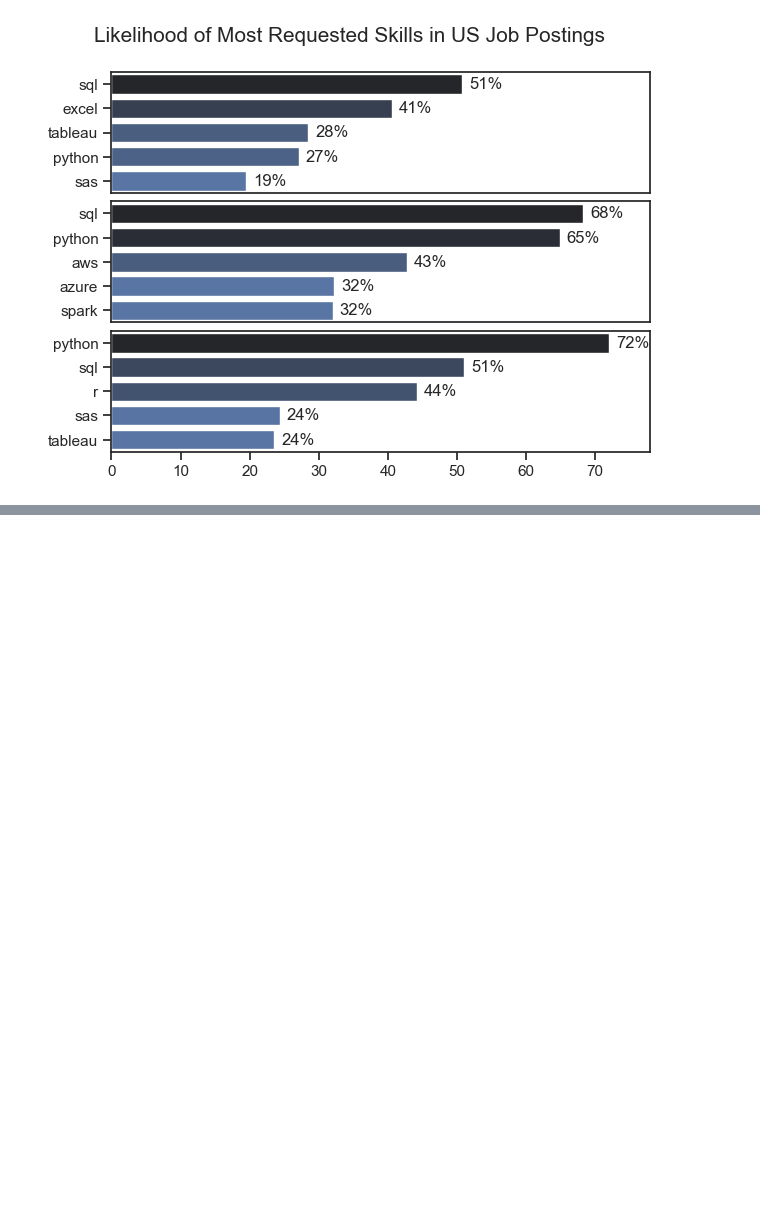
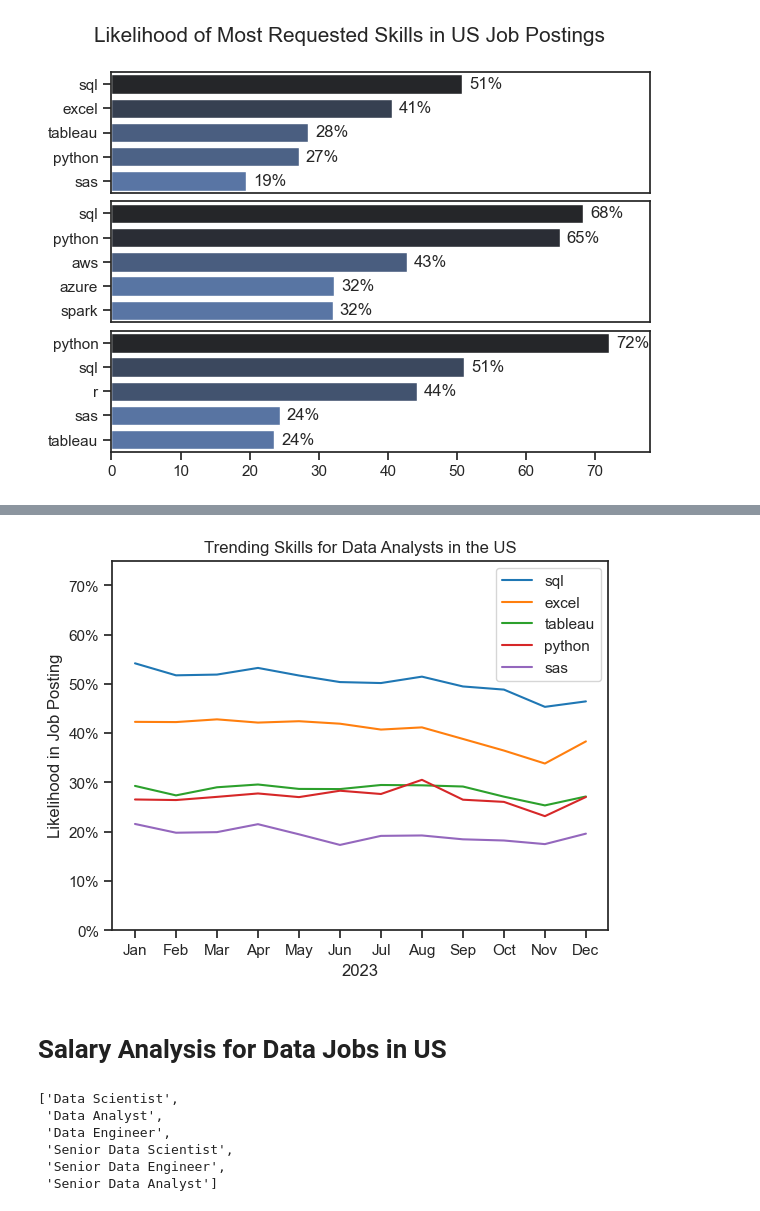
Before and after one commit to George7000/Data-Analysis-Projects, a Jupyter notebook: Python_US_Jobs_Analysis.ipynb, the cells around one changed output, grey strips where cells are left out. Cells and saved outputs as stored; diff of their text form; code cells hidden in the pictures; blank space fills up the shorter version.

Commit message:
final submit added additional graphs

```diff
--- a/Python_US_Jobs_Analysis.ipynb
+++ b/Python_US_Jobs_Analysis.ipynb
@@ -178,0 +209,5 @@ plt.show()
+# %%
+df_DA_US_pivot = df_DA_US_pivot[df_DA_US_pivot.loc['Total'].sort_values(ascending=False).index]
+
+df_DA_US_pivot = df_DA_US_pivot.drop('Total')
+df_DA_US_pivot
@@ -178,0 +230,5 @@ plt.show()
+# %%
+DA_total = df_DA_US.groupby(by='job_posted_month_no').size()
+# %%
+df_DA_US_percent = df_DA_US_pivot.div(DA_total/100, axis=0)
+df_DA_US_percent
@@ -178,0 +251,7 @@ plt.show()
+# %%
+#change month no to month name
+df_DA_US_percent = df_DA_US_percent.reset_index()
+df_DA_US_percent['job_posted_month'] = df_DA_US_percent['job_posted_month_no'].apply(lambda x: pd.to_datetime(x, format='%m').strftime('%b'))
+df_DA_US_percent = df_DA_US_percent.set_index('job_posted_month')
+df_DA_US_percent = df_DA_US_percent.drop(columns='job_posted_month_no')
+df_DA_US_percent
@@ -178,0 +274,26 @@ plt.show()
+# %%
+df_plot = df_DA_US_percent.iloc[:,:5]
+
+sns.set_theme(style='ticks')
+sns.lineplot(data=df_plot, dashes=False, palette='tab10')
+
+plt.title('Trending Skills for Data Analysts in the US')
+plt.ylabel('Likelihood in Job Posting')
+plt.xlabel('2023')
+plt.ylim(0,75)
+plt.legend(title=None)
+
+from matplotlib.ticker import PercentFormatter
+ax = plt.gca()
+ax.yaxis.set_major_formatter(PercentFormatter(decimals=0))
+
+
+#removed cause python and tableau coinciding but below is better for visualizing
+# for i in range(5):
+    # plt.text(11.5, df_plot.iloc[-1, i], df_plot.columns[i], color='black')
+
+plt.show()
+# %% [output]
+[figure, added]
+# %% [markdown]
+# Salary Analysis for Data Jobs in US
@@ -178,0 +302,10 @@ plt.show()
+# %%
+job_titles = df_US['job_title_short'].value_counts().index[:6].tolist()
+job_titles
+# %% [output]
+['Data Scientist',
+ 'Data Analyst',
+ 'Data Engineer',
+ 'Senior Data Scientist',
+ 'Senior Data Engineer',
+ 'Senior Data Analyst']
```
Also changed, not shown: parts of 26 cells of this notebook.
